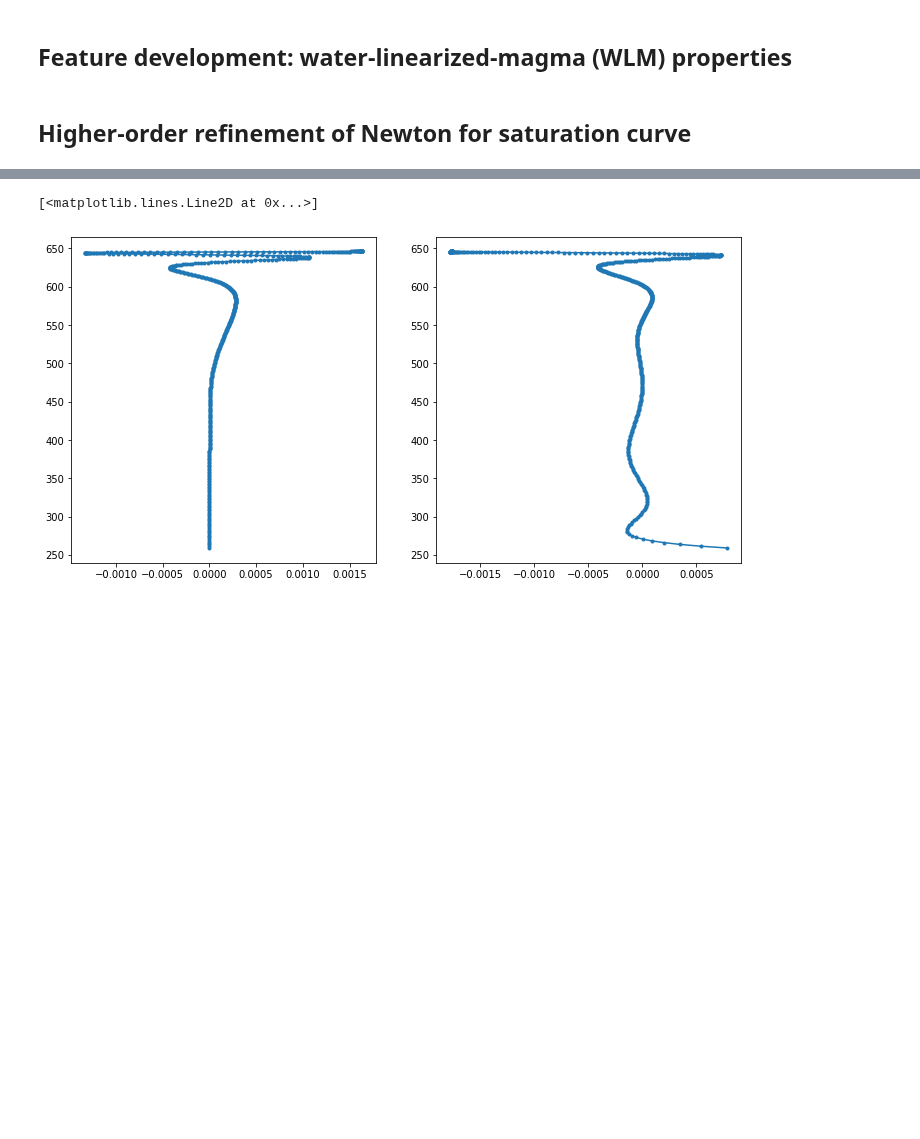
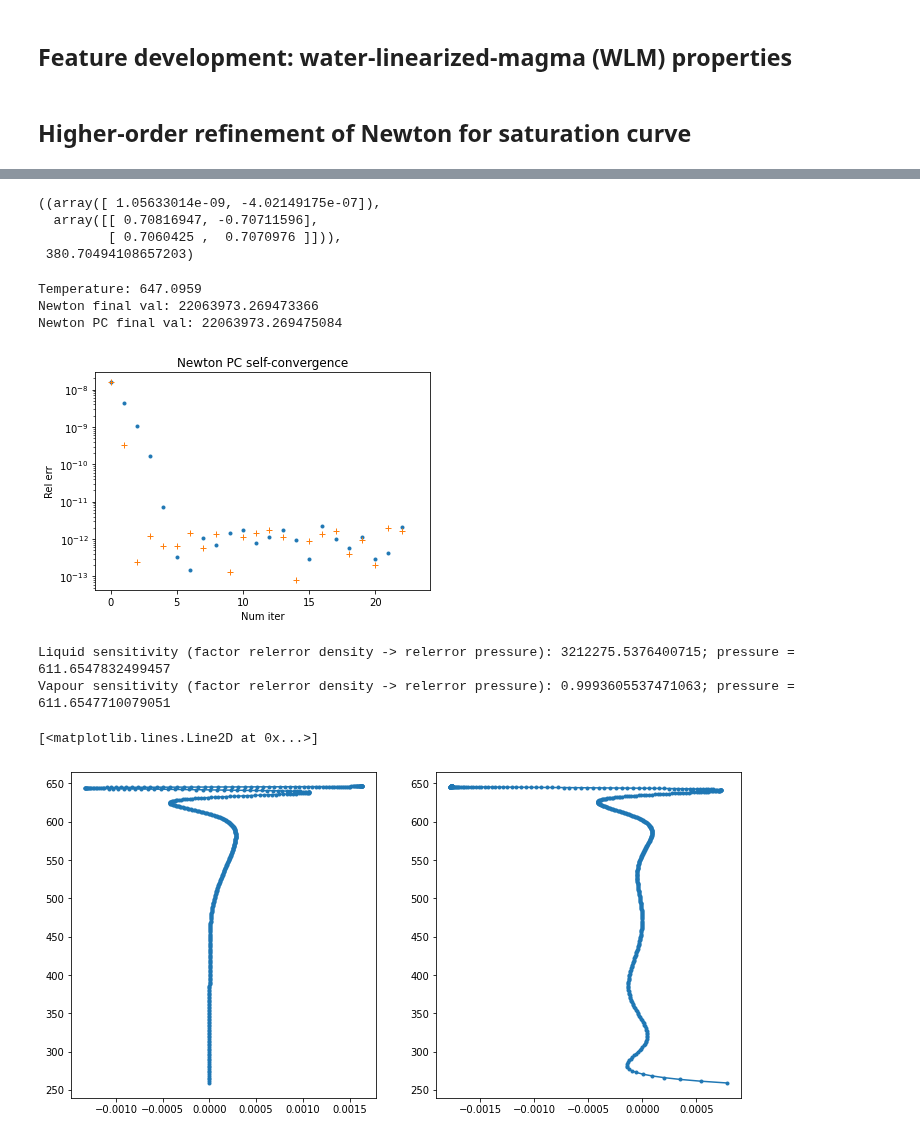
Before and after one commit to fredriclam/iapws95_light, a Jupyter notebook: water_tester.ipynb, the cells around one changed output, grey strips where cells are left out. Cells and saved outputs as stored; diff of their text form; code cells hidden in the pictures; blank space fills up the shorter version.

```diff
--- a/water_tester.ipynb
+++ b/water_tester.ipynb
@@ -709,3 +694,70 @@ AttributeError: module 'iapws95_light' has no attribute 'pc'
+# %%
+# Compute Newton Jacobian near the critical point
+d0, d1 = rho_satl_lp[0], rho_satv_lp[0]
+_phirall_0 = Namespace(**float_phi_functions.fused_phir_all(rho_satl_lp[0],
+  iapws95_light.Tc/T_samples[0]))
+_phi0all_0 = Namespace(**float_phi_functions.fused_phi0_all(rho_satl_lp[0],
+  iapws95_light.Tc/T_samples[0]))
+_phirall_1 = Namespace(**float_phi_functions.fused_phir_all(rho_satv_lp[0],
+  iapws95_light.Tc/T_samples[0]))
+_phi0all_1 = Namespace(**float_phi_functions.fused_phi0_all(rho_satv_lp[0],
+  iapws95_light.Tc/T_samples[0]))
+
+_J00 = -2.0 * _phirall_0.phir_d - d0 * _phirall_0.phir_dd - _phi0all_0.phi0_d
+_J01 = 2.0 * _phirall_1.phir_d + d1 * _phirall_1.phir_dd + _phi0all_1.phi0_d
+_J10 = 1.0 + 2.0 * d0 * _phirall_0.phir_d + d0 * d0 * _phirall_0.phir_dd
+_J11 = -1.0 - 2.0 * d1 * _phirall_1.phir_d - d1 * d1 * _phirall_1.phir_dd
+
+J = np.array([[_J00, _J01], [_J10, _J11]])
+# import numpy.linalg
+np.linalg.eig(J), np.linalg.cond(J)
+# %% [output]
+((array([ 1.05633014e-09, -4.02149175e-07]),
+  array([[ 0.70816947, -0.70711596],
+         [ 0.7060425 ,  0.7070976 ]])),
+ 380.70494108657203)
+# %%
+# Near-critical Newton iteration convergence
+T_idx = 0
+
+p_newton = [prho_loc_newton(iapws95_light.Tc/T_samples[T_idx], num_iter=i)[0] for i in range(24)]
+plt.semilogy(np.arange(24), np.abs(p_newton/p_newton[-1] - 1.0), '.')
+plt.title("Newton self-convergence")
+plt.xlabel("Num iter")
+plt.ylabel("Rel err")
+
+p_loc = [prho_loc(iapws95_light.Tc/T_samples[T_idx], num_iter=i)[0] for i in range(24)]
+plt.semilogy(np.arange(24), np.abs(p_loc/p_loc[-1] - 1.0), '+')
+plt.title("Newton PC self-convergence")
+plt.xlabel("Num iter")
+plt.ylabel("Rel err")
+
+print(f"Temperature: {T_samples[T_idx]}")
+print(f"Newton final val: {p_newton[-1]}")
+print(f"Newton PC final val: {p_loc[-1]}")
+# %% [output]
+Temperature: 647.0959
+Newton final val: 22063973.269473366
+Newton PC final val: 22063973.269475084
+[figure, added]
+# %%
+# Print sensitivity of p w.r.t. densities for low temperatures
+_delta = rho_satl_lp[-1]
+_out = float_phi_functions.fused_phir_all(_delta, iapws95_light.Tc/T_samples[-1])
+_p = _delta * (1.0 + _delta * _out["phir_d"]) * iapws95_light.rhoc * iapws95_light.R * T_samples[-1]
+_sens = (1 + 2*_delta * _out["phir_d"] + _delta*_delta*_out["phir_dd"]) / (1 + _delta * _out["phir_d"])
+print("Liquid sensitivity (factor relerror density -> relerror pressure): " +
+  f"{_sens}; pressure = {_p}")
+
+_delta = rho_satv_lp[-1]
+_out = float_phi_functions.fused_phir_all(_delta, iapws95_light.Tc/T_samples[-1])
+_p = _delta * (1.0 + _delta * _out["phir_d"]) * iapws95_light.rhoc * iapws95_light.R * T_samples[-1]
+_sens = (1 + 2*_delta * _out["phir_d"] + _delta*_delta*_out["phir_dd"]) / (1 + _delta * _out["phir_d"])
+print("Vapour sensitivity (factor relerror density -> relerror pressure): " +
+  f"{_sens}; pressure = {_p}")
+# %% [output]
+Liquid sensitivity (factor relerror density -> relerror pressure): 3212275.5376400715; pressure = 611.6547832499457
+Vapour sensitivity (factor relerror density -> relerror pressure): 0.9993605537471063; pressure = 611.6547710079051
 # %%
 # Wagner and Pruss auxiliary saturation equation
 
```
Also changed, not shown: parts of 20 cells of this notebook, 3 other files.
